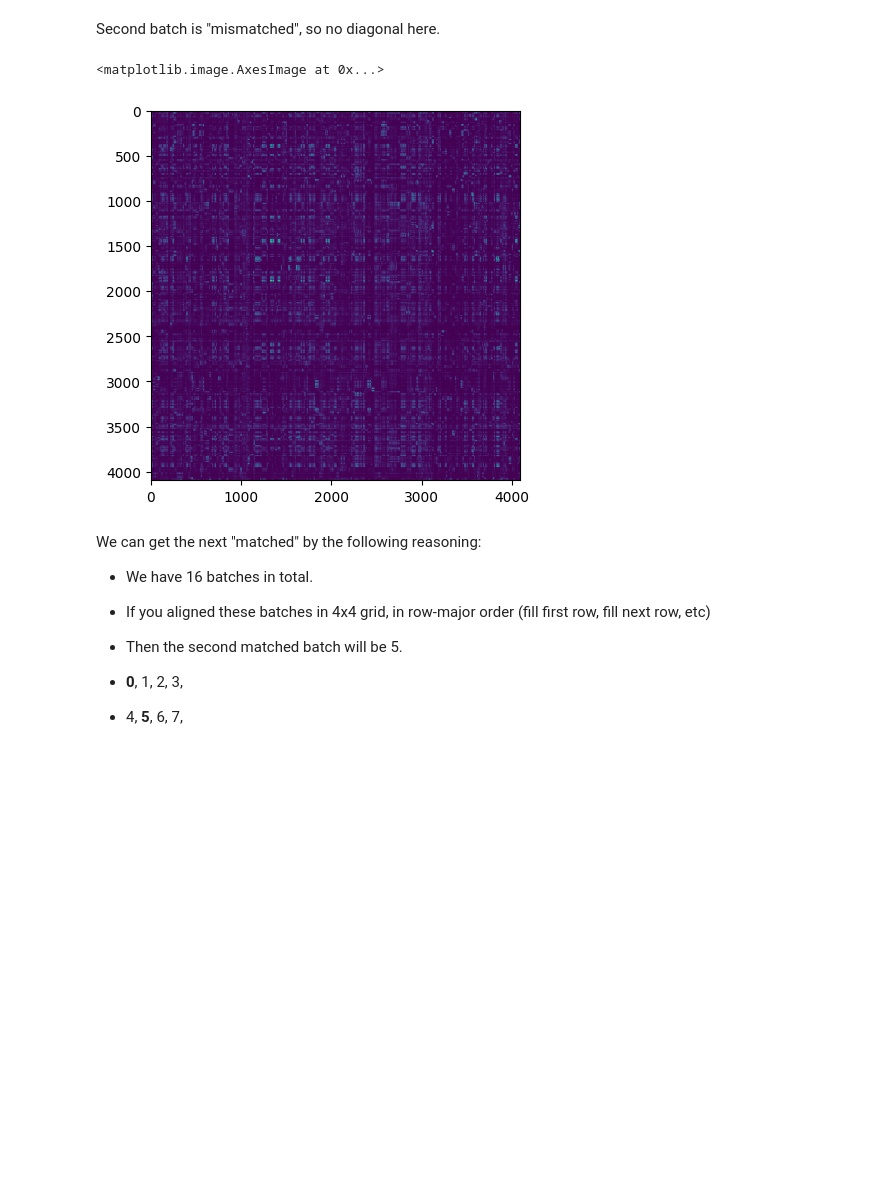
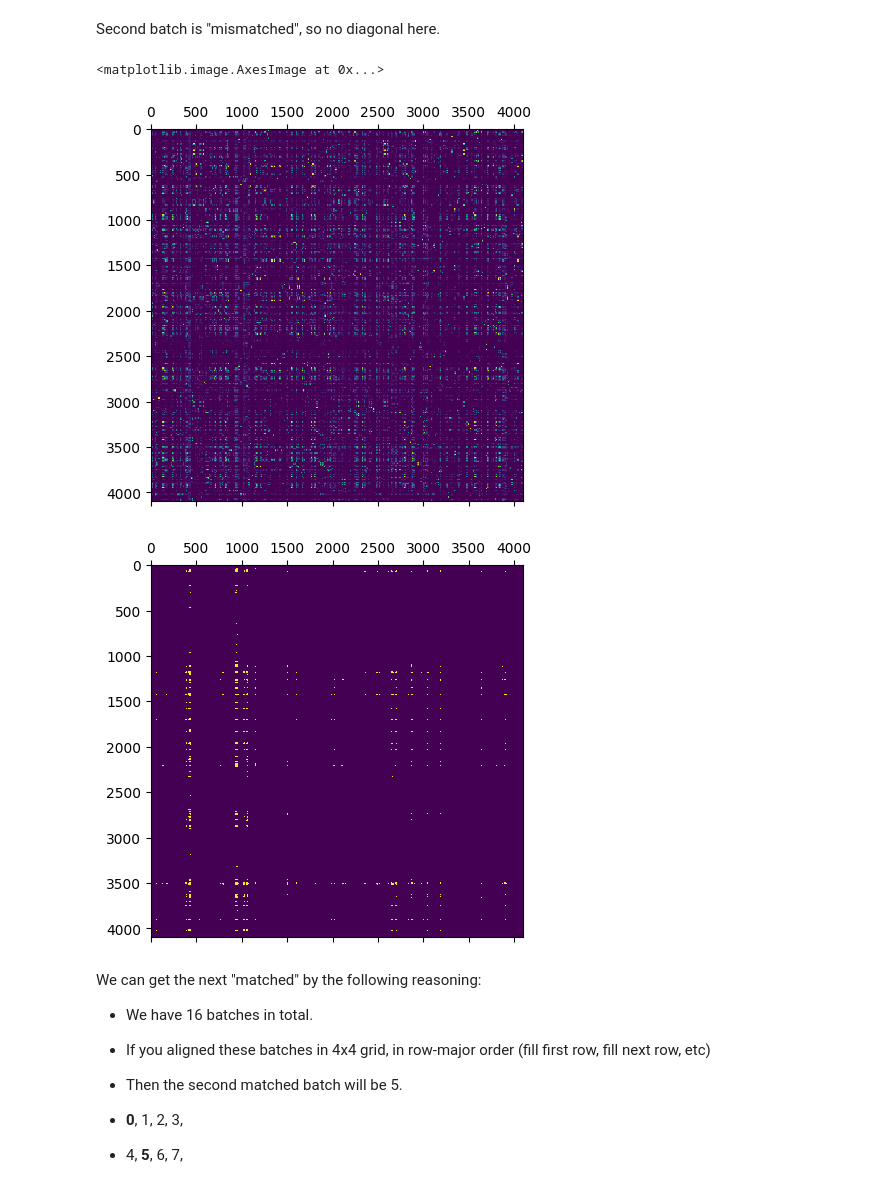
Before and after one commit to tornikeo/cosine-similarity, a Jupyter notebook: cpp/main_cu.ipynb, the cells around one changed output. Drawn from its saved outputs; the diff is of its cells as text; code cells hidden in the pictures; blank space fills up the shorter version.

Commit message:
Each stream saves own outputs to disk

```diff
--- a/cpp/main_cu.ipynb
+++ b/cpp/main_cu.ipynb
@@ -674,4 +707,10 @@ Estimated 2.98hrs per 100k x 1.5mln
 # %% [markdown]
 # Small sanity-checking
+# %%
+outputs = sorted(Path('data/output/').glob('*.score.npy'))
+outputs = [np.load(o) for o in tqdm(outputs, desc="Load all score files in memory")]
+# %%
+overflows = sorted(Path('data/output/').glob('*.ovfl.npy'))
+overflows = [np.load(o) for o in tqdm(overflows, desc="Load all overflow files in memory")]
 # %% [markdown]
 Right now, matching "batches" must have 1.0 (or very close, if overflow happened) in the diagonal, since we selected our references and queries to be exactly the same. 0th batch should be matching, so diagonal must be close to 1.0. Let's see.
@@ -687,10 +732,12 @@ Second batch is "mismatched", so no diagonal here.
 # %%
 import matplotlib.pyplot as plt
 
-plt.matshow(stream_outputs[1][...,0])
+plt.matshow(outputs[1][...,0])
+plt.matshow(overflows[1][...,0])
 # %% [output]
 <matplotlib.image.AxesImage at 0x...>
-[figure, old version]
+[figure, new version]
+[figure, added]
 # %% [markdown]
 We can get the next "matched" by the following reasoning:
 
```
Also changed, not shown: parts of 22 cells of this notebook.
